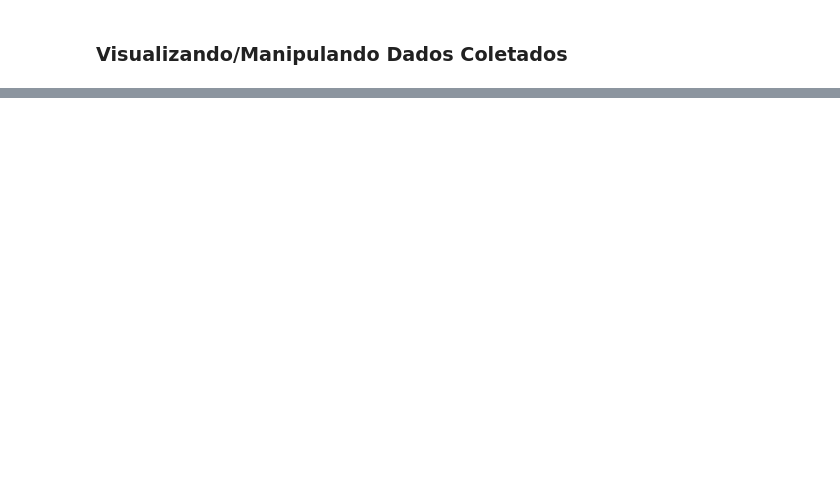
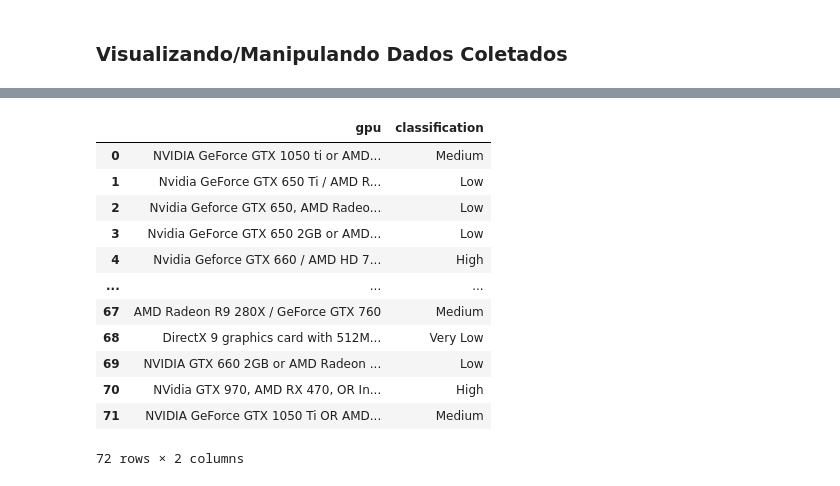
Before and after one commit to AlortCraft/Projeto-ICD-Steam, a Jupyter notebook: main.ipynb, the cells around one changed output, grey strips where cells are left out. Drawn from its saved outputs; the diff is of its cells as text; code cells hidden in the pictures; blank space fills up the shorter version.

```diff
--- a/main.ipynb
+++ b/main.ipynb
@@ -229,0 +371,16 @@ Pesquisa mal sucedida para Wallpaper Engine.
+# %%
+df_gpu_class
+# %% [output]
+|  | gpu | classification |
+| 0 | NVIDIA GeForce GTX 1050 ti or AMD... | Medium |
+| 1 | Nvidia GeForce GTX 650 Ti / AMD R... | Low |
+| 2 | Nvidia Geforce GTX 650, AMD Radeo... | Low |
+| 3 | Nvidia GeForce GTX 650 2GB or AMD... | Low |
+| 4 | Nvidia Geforce GTX 660 / AMD HD 7... | High |
+| ... | ... | ... |
+| 67 | AMD Radeon R9 280X / GeForce GTX 760 | Medium |
+| 68 | DirectX 9 graphics card with 512M... | Very Low |
+| 69 | NVIDIA GTX 660 2GB or AMD Radeon ... | Low |
+| 70 | NVidia GTX 970, AMD RX 470, OR In... | High |
+| 71 | NVIDIA GeForce GTX 1050 Ti OR AMD... | Medium |
+72 rows × 2 columns
```
Also changed, not shown: parts of 16 cells of this notebook, 19 other files.
